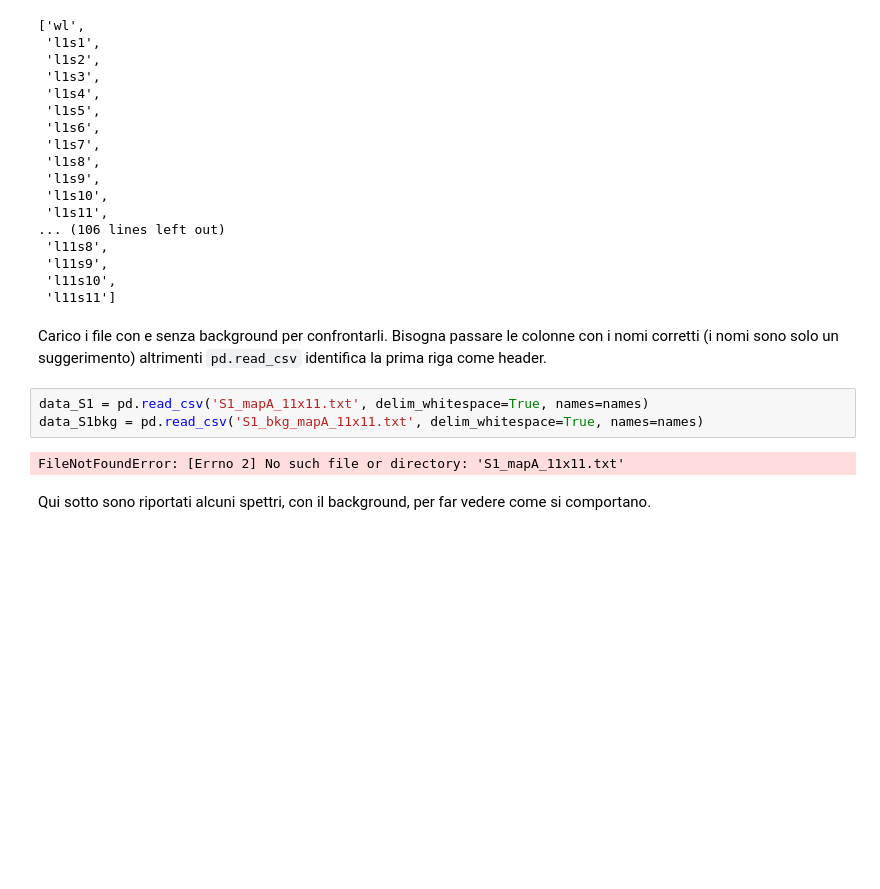
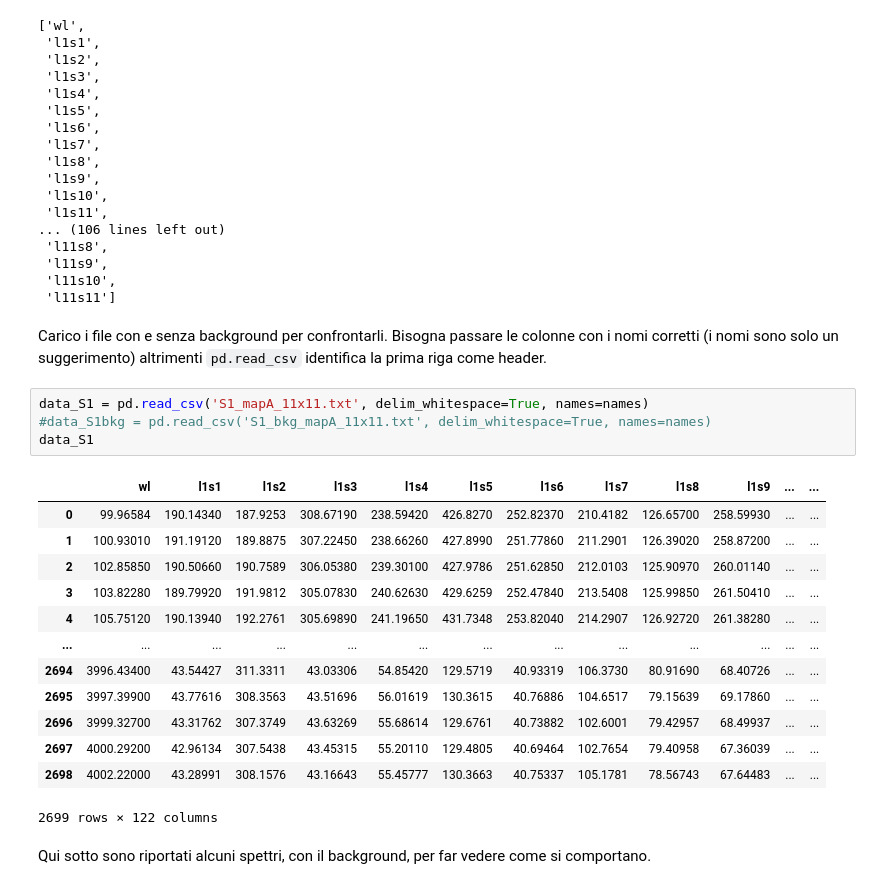
Before and after one commit to LorenzoCasata/ProgettoDataScience, a Jupyter notebook: Materiale professore/README - consegne.ipynb, the cells around one changed output. Drawn from its saved outputs; the diff is of its cells as text; blank space fills up the shorter version.

```diff
--- a/Materiale professore/README - consegne.ipynb
+++ b/Materiale professore/README - consegne.ipynb
@@ -70,9 +70,22 @@ names
 Carico i file con e senza background per confrontarli. Bisogna passare le colonne con i nomi corretti (i nomi sono solo un suggerimento) altrimenti `pd.read_csv` identifica la prima riga come header.
 # %%
 data_S1 = pd.read_csv('S1_mapA_11x11.txt', delim_whitespace=True, names=names)
-data_S1bkg = pd.read_csv('S1_bkg_mapA_11x11.txt', delim_whitespace=True, names=names)
+#data_S1bkg = pd.read_csv('S1_bkg_mapA_11x11.txt', delim_whitespace=True, names=names)
+data_S1
 # %% [output]
+|  | wl | l1s1 | l1s2 | l1s3 | l1s4 | l1s5 | l1s6 | l1s7 | l1s8 | l1s9 | ... | ... |
+| 0 | 99.96584 | 190.14340 | 187.9253 | 308.67190 | 238.59420 | 426.8270 | 252.82370 | 210.4182 | 126.65700 | 258.59930 | ... | ... |
+| 1 | 100.93010 | 191.19120 | 189.8875 | 307.22450 | 238.66260 | 427.8990 | 251.77860 | 211.2901 | 126.39020 | 258.87200 | ... | ... |
+| 2 | 102.85850 | 190.50660 | 190.7589 | 306.05380 | 239.30100 | 427.9786 | 251.62850 | 212.0103 | 125.90970 | 260.01140 | ... | ... |
+| 3 | 103.82280 | 189.79920 | 191.9812 | 305.07830 | 240.62630 | 429.6259 | 252.47840 | 213.5408 | 125.99850 | 261.50410 | ... | ... |
+| 4 | 105.75120 | 190.13940 | 192.2761 | 305.69890 | 241.19650 | 431.7348 | 253.82040 | 214.2907 | 126.92720 | 261.38280 | ... | ... |
+| ... | ... | ... | ... | ... | ... | ... | ... | ... | ... | ... | ... | ... |
+| 2694 | 3996.43400 | 43.54427 | 311.3311 | 43.03306 | 54.85420 | 129.5719 | 40.93319 | 106.3730 | 80.91690 | 68.40726 | ... | ... |
+| 2695 | 3997.39900 | 43.77616 | 308.3563 | 43.51696 | 56.01619 | 130.3615 | 40.76886 | 104.6517 | 79.15639 | 69.17860 | ... | ... |
+| 2696 | 3999.32700 | 43.31762 | 307.3749 | 43.63269 | 55.68614 | 129.6761 | 40.73882 | 102.6001 | 79.42957 | 68.49937 | ... | ... |
+| 2697 | 4000.29200 | 42.96134 | 307.5438 | 43.45315 | 55.20110 | 129.4805 | 40.69464 | 102.7654 | 79.40958 | 67.36039 | ... | ... |
+| 2698 | 4002.22000 | 43.28991 | 308.1576 | 43.16643 | 55.45777 | 130.3663 | 40.75337 | 105.1781 | 78.56743 | 67.64483 | ... | ... |
-FileNotFoundError: [Errno 2] No such file or directory: 'S1_mapA_11x11.txt'
+2699 rows × 122 columns
 # %% [markdown]
 Qui sotto sono riportati alcuni spettri, con il background, per far vedere come si comportano.
 # %%
```
Also changed, not shown: 1 other file.
